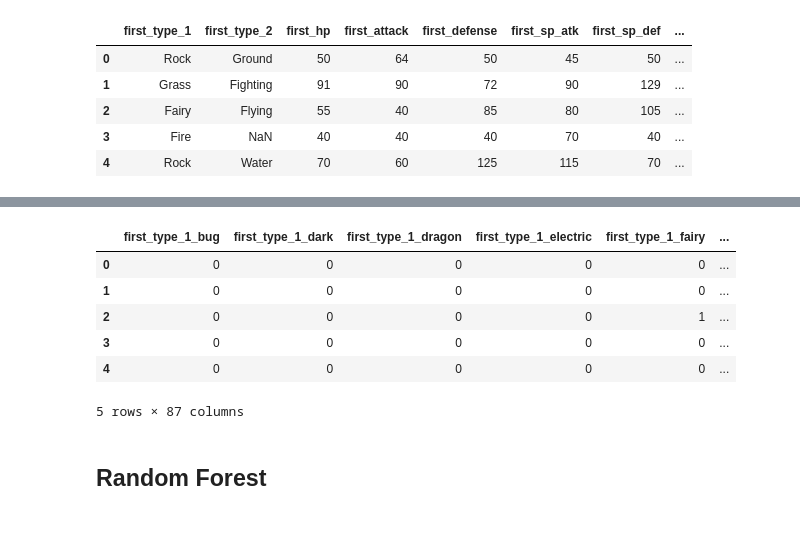
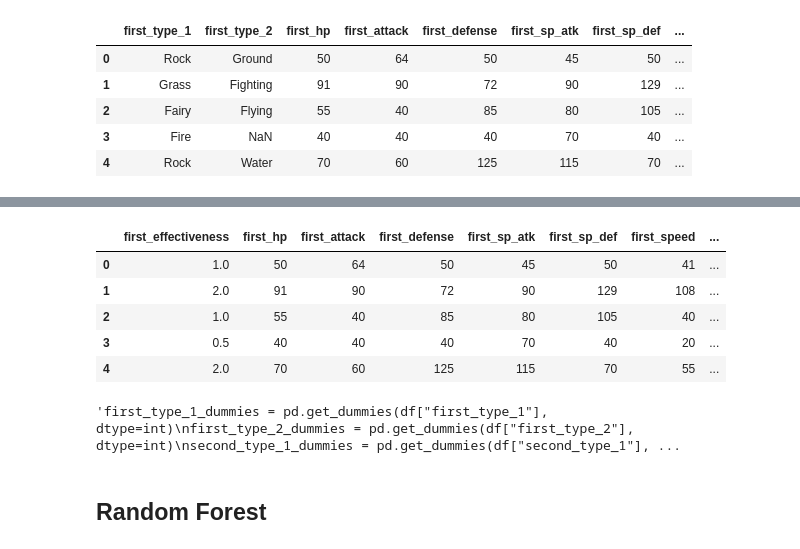
Before and after one commit to mdg1317/BootCamp_Project4, a Jupyter notebook: test.ipynb, the cells around one changed output, grey strips where cells are left out. Saved outputs shown, nothing was run; the diff lists cells and outputs as text; code cells hidden in the pictures.

```diff
--- a/test.ipynb
+++ b/test.ipynb
@@ -58,5 +99,18 @@ df.head()
+# %%
+df.drop(["first_type_1", "second_type_1"], axis=1, inplace=True)
+df = df[["first_effectiveness", "first_hp", "first_attack", "first_defense", "first_sp_atk", "first_sp_def", "first_speed",
+         "second_effectiveness", "second_hp", "second_attack", "second_defense", "second_sp_atk", "second_sp_def", "second_speed", "winner"]]
+
+df.head()
+# %% [output]
+|  | first_effectiveness | first_hp | first_attack | first_defense | first_sp_atk | first_sp_def | first_speed | ... |
+| 0 | 1.0 | 50 | 64 | 50 | 45 | 50 | 41 | ... |
+| 1 | 2.0 | 91 | 90 | 72 | 90 | 129 | 108 | ... |
+| 2 | 1.0 | 55 | 40 | 85 | 80 | 105 | 40 | ... |
+| 3 | 0.5 | 40 | 40 | 40 | 70 | 40 | 20 | ... |
+| 4 | 2.0 | 70 | 60 | 125 | 115 | 70 | 55 | ... |
 # %%
-first_type_1_dummies = pd.get_dummies(df["first_type_1"], dtype=int)
+"""first_type_1_dummies = pd.get_dummies(df["first_type_1"], dtype=int)
 first_type_2_dummies = pd.get_dummies(df["first_type_2"], dtype=int)
 second_type_1_dummies = pd.get_dummies(df["second_type_1"], dtype=int)
 second_type_2_dummies = pd.get_dummies(df["second_type_2"], dtype=int)
@@ -82,13 +136,7 @@ second_type_2_dummies.rename(columns={"Bug": "second_type_2_bug", "Dark": "secon
                         "Rock": "second_type_2_rock", "Steel": "second_type_2_steel", "Water": "second_type_2_water"}, inplace=True)
 
 df = pd.concat([first_type_1_dummies, first_type_2_dummies, df, second_type_1_dummies, second_type_2_dummies, df_supplement], axis=1)
-df.head()
+df.head()"""
 # %% [output]
-|  | first_type_1_bug | first_type_1_dark | first_type_1_dragon | first_type_1_electric | first_type_1_fairy | ... |
-| 0 | 0 | 0 | 0 | 0 | 0 | ... |
-| 1 | 0 | 0 | 0 | 0 | 0 | ... |
-| 2 | 0 | 0 | 0 | 0 | 1 | ... |
-| 3 | 0 | 0 | 0 | 0 | 0 | ... |
-| 4 | 0 | 0 | 0 | 0 | 0 | ... |
-5 rows × 87 columns
+'first_type_1_dummies = pd.get_dummies(df["first_type_1"], dtype=int)\nfirst_type_2_dummies = pd.get_dummies(df["first_type_2"], dtype=int)\nsecond_type_1_dummies = pd.get_dummies(df["second_type_1"], ...
 # %%
```
Also changed, not shown: parts of 8 cells of this notebook, 2 other files.
